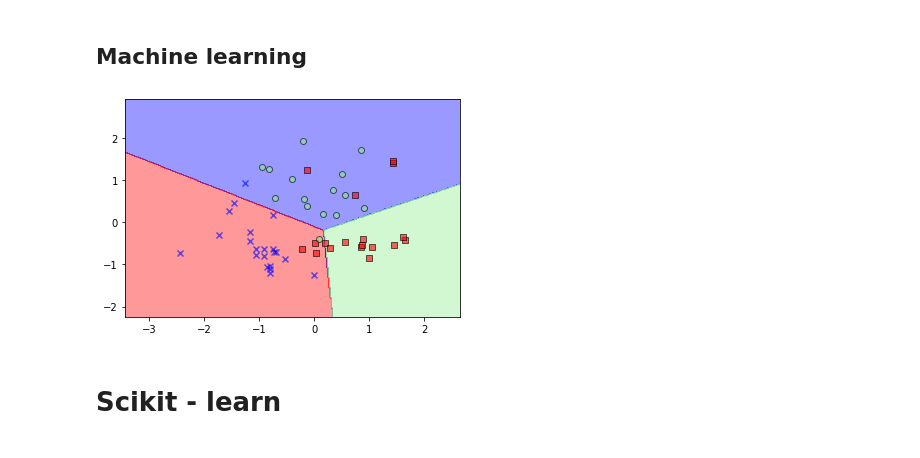
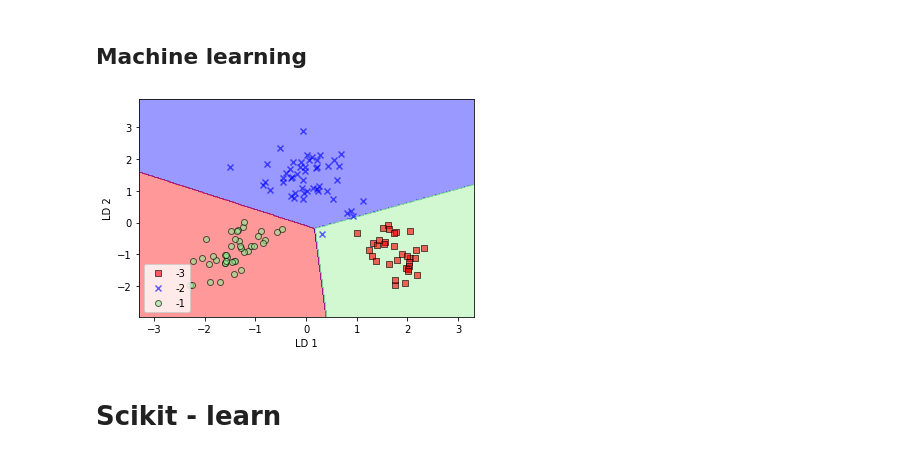
Before and after one commit to rui-ren/Data-Science-Notes, a Jupyter notebook: Machine learning fundamentals/LDA from scratch.ipynb, the cells around one changed output. Cells and saved outputs as stored; diff of their text form; code cells hidden in the pictures.

```diff
--- a/Machine learning fundamentals/LDA from scratch.ipynb
+++ b/Machine learning fundamentals/LDA from scratch.ipynb
@@ -246,11 +246,15 @@ def plot_decision_region(X, y, classifier, resolution=0.02):
 # %%
 from matplotlib.colors import ListedColormap
 from sklearn.linear_model import LogisticRegression
 lr = LogisticRegression()
 lr = lr.fit(X_train_lda, y_train)
-plot_decision_region(X_test_lda, y_test, classifier=lr)
+plot_decision_region(X_train_lda, y_train*(-1), classifier=lr)
+plt.xlabel('LD 1')
+plt.ylabel('LD 2')
+plt.legend(loc='lower left')
+plt.show()
 # %% [output]
-[figure, old version]
+[figure, new version]
 # %% [markdown]
 # Scikit - learn
 # %%
```
Also changed, not shown: parts of 3 cells of this notebook, 1 other file.
